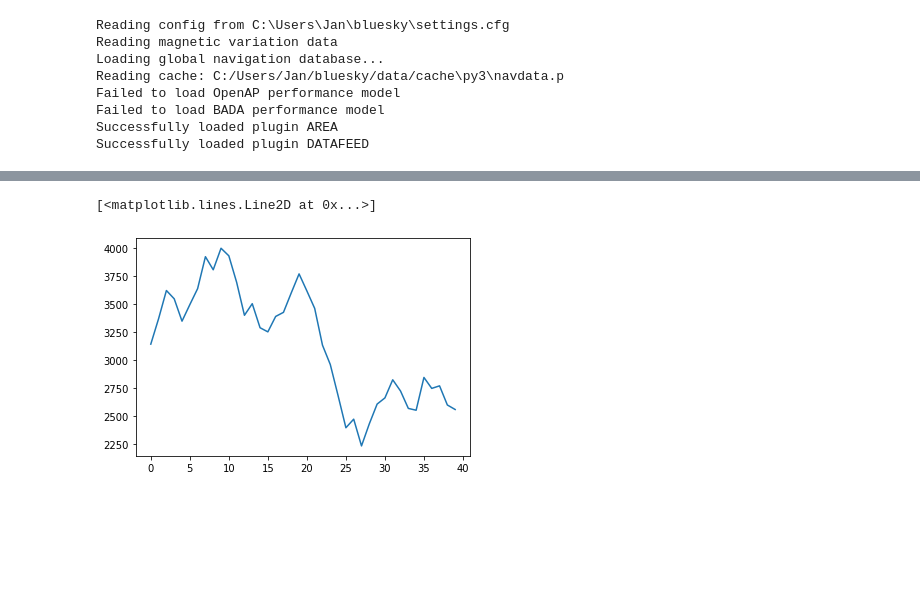
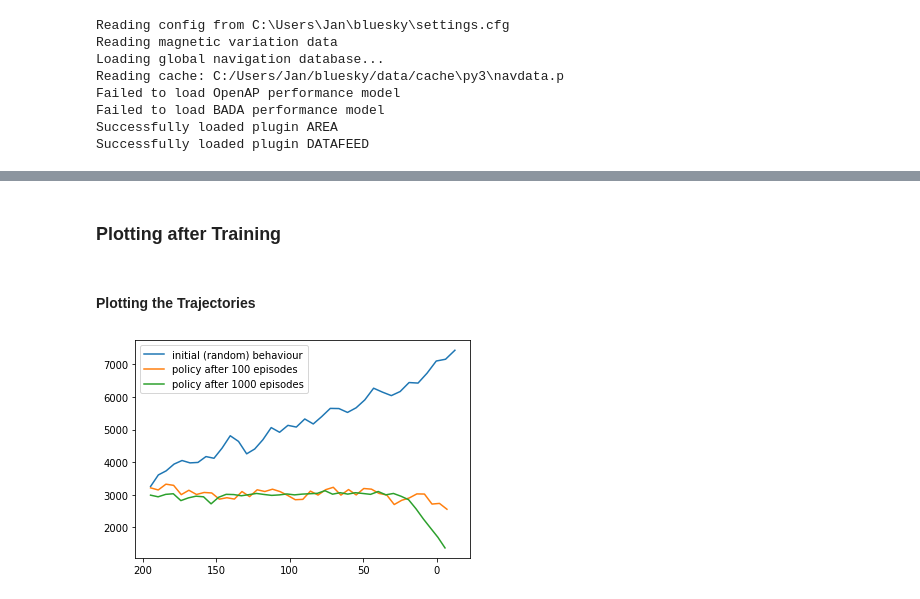
Before and after one commit to jangroter/BSRLNotebook, a Jupyter notebook: ExampleNotebook.ipynb, the cells around one changed output, grey strips where cells are left out. Saved outputs shown, nothing was run; the diff lists cells and outputs as text; code cells hidden in the pictures; blank space fills up the shorter version.

```diff
--- a/ExampleNotebook.ipynb
+++ b/ExampleNotebook.ipynb
@@ -200,6 +177,23 @@ nan
-# %%
-import matplotlib.pyplot as plt
-plt.plot(alt)
-# %% [output]
-[<matplotlib.lines.Line2D at 0x...>]
-[figure, removed]
+# %% [markdown]
+### Plotting after Training
+# %% [markdown]
+#### Plotting the Trajectories
+# %%
+import matplotlib.pyplot as plt
+from PIL import Image
+
+did_training = True
+
+if did_training:
+    fig, ax = plt.subplots(1, 1)
+    ax.plot(dist[9],alt[9], label='initial (random) behaviour')
+    ax.plot(dist[99],alt[99], label='policy after 100 episodes')
+    ax.plot(dist[999],alt[999], label='policy after 1000 episodes')
+    ax.legend()
+    ax.invert_xaxis()
+    plt.show()
+else:
+    fig = Image.open('TrajectoryEvolution.png')
+    fig.show()
+# %% [output]
+[figure, added]
```
Also changed, not shown: parts of 15 cells of this notebook, 4 other files.
